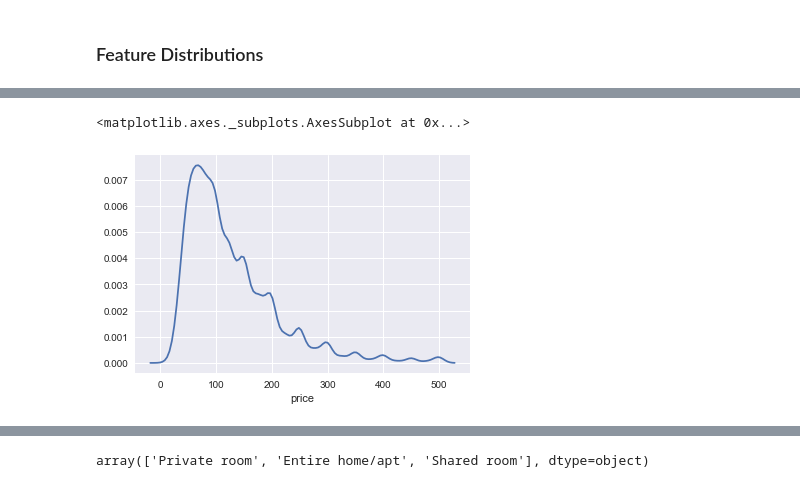
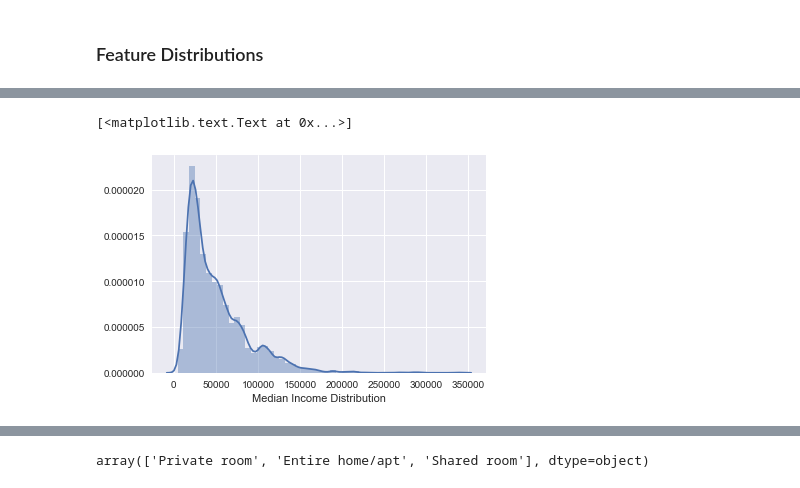
Before and after one commit to fernandomelchor/Airbnb_Project, a Jupyter notebook: jp-Classifying Listings.ipynb, the cells around one changed output, grey strips where cells are left out. Saved outputs shown, nothing was run; the diff lists cells and outputs as text; code cells hidden in the pictures.

```diff
--- a/jp-Classifying Listings.ipynb
+++ b/jp-Classifying Listings.ipynb
@@ -148,5 +141,6 @@ sns.distplot(listings.reviews_per_month, hist=False)
-# %%
-sns.distplot(listings.price, hist=False)
-# %% [output]
-<matplotlib.axes._subplots.AxesSubplot at 0x...>
-[figure, removed]
+# %%
+ax = sns.distplot(reduced.Median_income)
+ax.set(xlabel='Median Income Distribution')
+# %% [output]
+[<matplotlib.text.Text at 0x...>]
+[figure, added]
```
Also changed, not shown: parts of 13 cells of this notebook, 12 other files.
